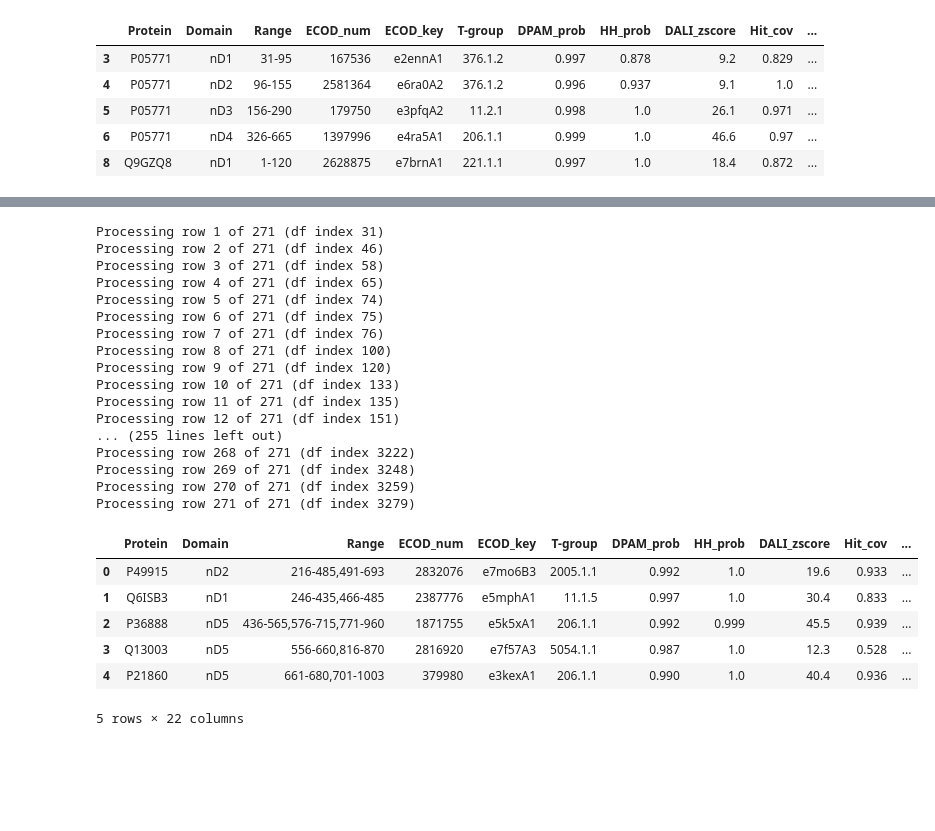
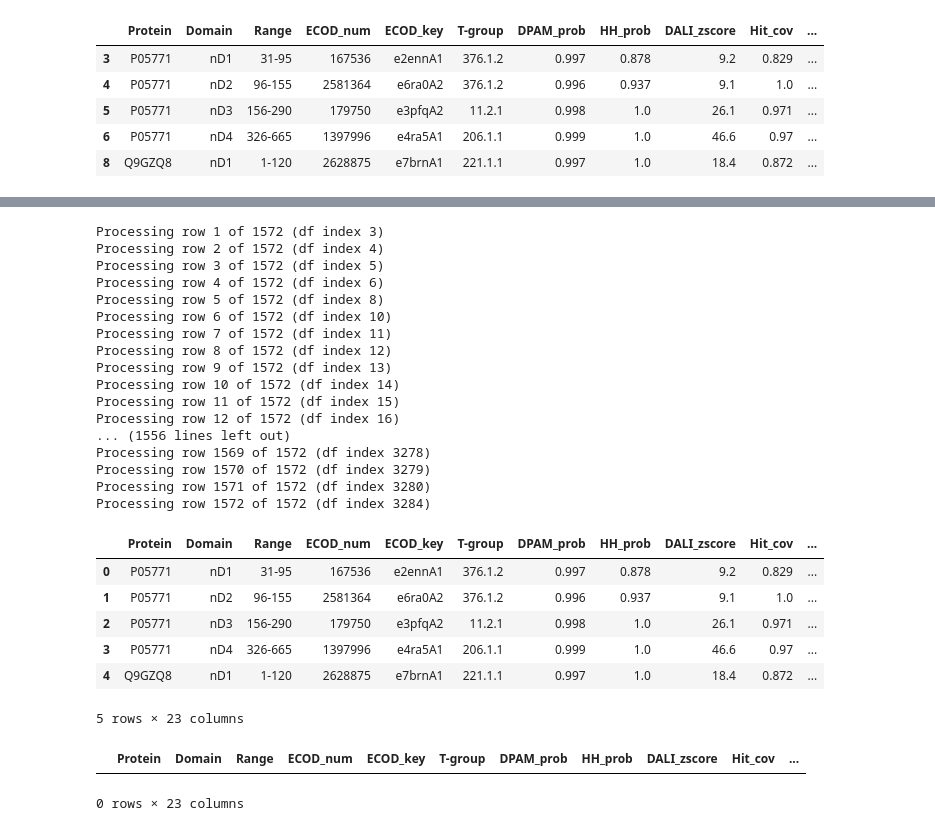
Before and after one commit to meng-yx/DPAM, a Jupyter notebook: notebooks/domains_to_library.ipynb, the cells around one changed output, grey strips where cells are left out. Saved outputs shown, nothing was run; the diff lists cells and outputs as text; code cells hidden in the pictures; blank space fills up the shorter version.

Commit message:
Complete workflow to convert DPAM-AI prediction into library sequences

```diff
--- a/notebooks/domains_to_library.ipynb
+++ b/notebooks/domains_to_library.ipynb
@@ -884,7 +533,7 @@ class UnlinkableGapError(Exception):
                    f"Maximum linkable distance is {max_linkable_dist:.2f} Å.")
         super().__init__(message)
 # %%
-def get_GS_linker_v2(dist, df_median_linker_length):
+def get_GS_linker(dist, df_median_linker_length):
     """
     Get the GS linker sequence based on the distance between CA atoms of two residues.
 
@@ -1025,7 +674,7 @@ def analyze_gaps(range_str, subset, protein, min_gap_size, df_median_linker_leng
             continue
 
         # Try to get GS linker
-        linker_seq, success = get_GS_linker_v2(ca_distance, df_median_linker_length)
+        linker_seq, success = get_GS_linker(ca_distance, df_median_linker_length)
 
         if not success:
             # Distance exceeds maximum - gap cannot be linked
@@ -1104,7 +753,7 @@ def split_domain_at_gaps(row, unlinkable_gap_indices):
 # %%
 df_median_linker_length = pd.read_csv(median_linker_length_ref_csv)
 
-def graft_GS_linkers_v2(range_str, subset, protein, min_gap_size, df_median_linker_length):
+def graft_GS_linkers(range_str, subset, protein, min_gap_size, df_median_linker_length):
     """
     Graft GS linkers to bridge gaps in a protein domain (refactored version).
 
@@ -1288,36 +968,46 @@ def handle_gaps_and_linkers_v2(row, min_gap_size):
 # %%
-# Apply handle_gaps_and_linkers_v2 to df_dpam_gap
-for i, (idx, row) in enumerate(df_dpam_gap.iterrows(), start=1):
-    print(f"Processing row {i} of {len(df_dpam_gap)} (df index {idx})")
+# Apply handle_gaps_and_linkers to df_dpam_filtered
+
+# Initialize empty DataFrame before loop
+df_dpam_filtered_seq = pd.DataFrame()
+
+for i, (idx, row) in enumerate(df_dpam_filtered.iterrows(), start=1):
+    print(f"Processing row {i} of {len(df_dpam_filtered)} (df index {idx})")
     try:
-        result = handle_gaps_and_linkers_v2(row, min_gap_size=min_gap_size)
-        df_dpam_gap_processed = pd.concat([df_dpam_gap_processed, result], ignore_index=True)
+        result = handle_gaps_and_linkers(row, min_gap_size=min_gap_size)
+        df_dpam_filtered_seq = pd.concat([df_dpam_filtered_seq, result], ignore_index=True)
     except Exception as e:
         print(f"Error processing row {i} (df index {idx}): {e}")
 
-df_dpam_gap_processed.head()
+df_dpam_filtered_seq.head()
 # %% [output]
-Processing row 1 of 271 (df index 31)
-Processing row 2 of 271 (df index 46)
-Processing row 3 of 271 (df index 58)
-Processing row 4 of 271 (df index 65)
-Processing row 5 of 271 (df index 74)
-Processing row 6 of 271 (df index 75)
-Processing row 7 of 271 (df index 76)
-Processing row 8 of 271 (df index 100)
-Processing row 9 of 271 (df index 120)
-Processing row 10 of 271 (df index 133)
-Processing row 11 of 271 (df index 135)
-Processing row 12 of 271 (df index 151)
-... (255 lines left out)
-Processing row 268 of 271 (df index 3222)
-Processing row 269 of 271 (df index 3248)
-Processing row 270 of 271 (df index 3259)
-Processing row 271 of 271 (df index 3279)
+Processing row 1 of 1572 (df index 3)
+Processing row 2 of 1572 (df index 4)
+Processing row 3 of 1572 (df index 5)
+Processing row 4 of 1572 (df index 6)
+Processing row 5 of 1572 (df index 8)
+Processing row 6 of 1572 (df index 10)
+Processing row 7 of 1572 (df index 11)
+Processing row 8 of 1572 (df index 12)
+Processing row 9 of 1572 (df index 13)
+Processing row 10 of 1572 (df index 14)
+Processing row 11 of 1572 (df index 15)
+Processing row 12 of 1572 (df index 16)
+... (1556 lines left out)
+Processing row 1569 of 1572 (df index 3278)
+Processing row 1570 of 1572 (df index 3279)
+Processing row 1571 of 1572 (df index 3280)
+Processing row 1572 of 1572 (df index 3284)
 |  | Protein | Domain | Range | ECOD_num | ECOD_key | T-group | DPAM_prob | HH_prob | DALI_zscore | Hit_cov | ... |
-| 0 | P49915 | nD2 | 216-485,491-693 | 2832076 | e7mo6B3 | 2005.1.1 | 0.992 | 1.0 | 19.6 | 0.933 | ... |
-| 1 | Q6ISB3 | nD1 | 246-435,466-485 | 2387776 | e5mphA1 | 11.1.5 | 0.997 | 1.0 | 30.4 | 0.833 | ... |
-| 2 | P36888 | nD5 | 436-565,576-715,771-960 | 1871755 | e5k5xA1 | 206.1.1 | 0.992 | 0.999 | 45.5 | 0.939 | ... |
-| 3 | Q13003 | nD5 | 556-660,816-870 | 2816920 | e7f57A3 | 5054.1.1 | 0.987 | 1.0 | 12.3 | 0.528 | ... |
-| 4 | P21860 | nD5 | 661-680,701-1003 | 379980 | e3kexA1 | 206.1.1 | 0.990 | 1.0 | 40.4 | 0.936 | ... |
+| 0 | P05771 | nD1 | 31-95 | 167536 | e2ennA1 | 376.1.2 | 0.997 | 0.878 | 9.2 | 0.829 | ... |
+| 1 | P05771 | nD2 | 96-155 | 2581364 | e6ra0A2 | 376.1.2 | 0.996 | 0.937 | 9.1 | 1.0 | ... |
+| 2 | P05771 | nD3 | 156-290 | 179750 | e3pfqA2 | 11.2.1 | 0.998 | 1.0 | 26.1 | 0.971 | ... |
+| 3 | P05771 | nD4 | 326-665 | 1397996 | e4ra5A1 | 206.1.1 | 0.999 | 1.0 | 46.6 | 0.97 | ... |
+| 4 | Q9GZQ8 | nD1 | 1-120 | 2628875 | e7brnA1 | 221.1.1 | 0.997 | 1.0 | 18.4 | 0.872 | ... |
-5 rows × 22 columns
+5 rows × 23 columns
+# %%
+# Check if there is any row with linker_error
+df_dpam_filtered_seq[df_dpam_filtered_seq['linker_error'].notna()]
+# %% [output]
+|  | Protein | Domain | Range | ECOD_num | ECOD_key | T-group | DPAM_prob | HH_prob | DALI_zscore | Hit_cov | ... |
+0 rows × 23 columns
```
Also changed, not shown: parts of 37 cells of this notebook, 5 other files.
